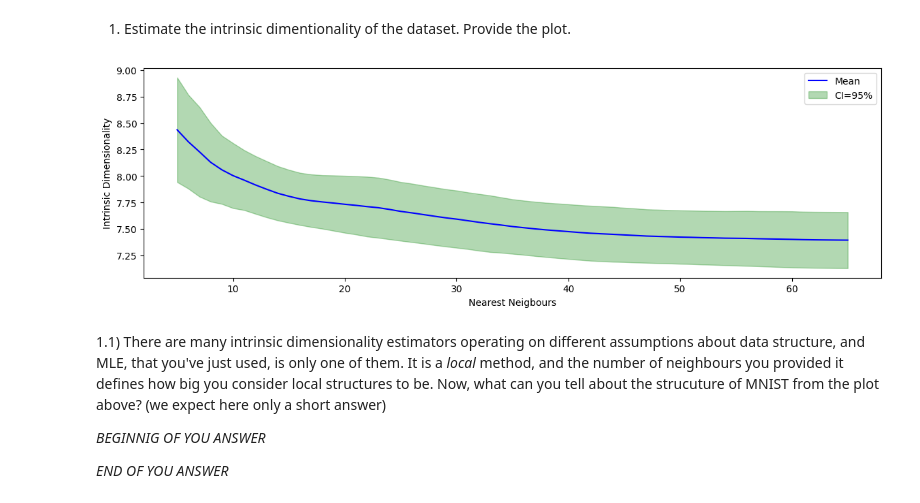
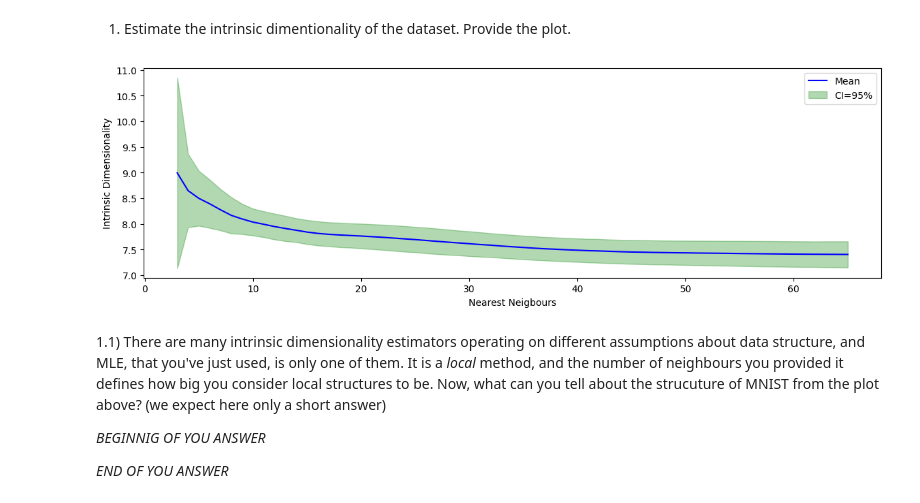
Before and after one commit to br0fire/Skoltech_ML, a Jupyter notebook: HW_2/HW02.ipynb, the cells around one changed output. Drawn from its saved outputs; the diff is of its cells as text; code cells hidden in the pictures.

```diff
--- a/HW_2/HW02.ipynb
+++ b/HW_2/HW02.ipynb
@@ -244,36 +238,36 @@ def repeated(func, X, nb_iter=100, random_state=None, verbose=0, mode='bootstrap
             Xr = X[rng.randint(0, nb_examples, size=nb_examples)]
         elif mode == 'shuffle':
             ind = np.arange(nb_examples)
             rng.shuffle(ind)
             Xr = X[ind]
         elif mode == 'same':
             Xr = X
         else:
             raise ValueError('unknown mode : {}'.format(mode))
         results.append(func(Xr, **func_kw))
     return results
-k1 = 5
+k1 = 3
 k2 = 65
-intdim_k_repeated = repeated(intrinsic_dim_scale_interval, data, k1=k1, k2=k2)
+intdim_k_repeated = repeated(intrinsic_dim_scale_interval, data, k1=k1, k2=k2, verbose=1)
 intdim_k_repeated = np.array(intdim_k_repeated)
 x = np.arange(k1, k2+1)
 plt.figure(figsize=(14, 4))
 plt.plot(x, np.mean(intdim_k_repeated, axis=0), 'b', label='Mean')
 plt.fill_between(x,
                  np.mean(intdim_k_repeated, axis=0) -
                  2 * np.std(intdim_k_repeated, axis=0),
                  np.mean(intdim_k_repeated, axis=0) +
                  2 * np.std(intdim_k_repeated, axis=0),
                  alpha=0.3,
                  label='CI=95%',
                  color='g')
 plt.xlabel("Nearest Neigbours")
 plt.ylabel("Intrinsic Dimensionality")
 plt.legend()
 plt.show()
 ### END SOLUTION (do not delete this comment!)
 # %% [output]
-[figure, old version]
+[figure, new version]
 # %% [markdown]
 1.1) There are many intrinsic dimensionality estimators operating on different assumptions about data structure, and MLE, that you've just used, is only one of them. It is a *local* method, and the number of neighbours you provided it defines how big you consider local structures to be.
 Now, what can you tell about the strucuture of MNIST from the plot above? (we expect here only a short answer)
```
Also changed, not shown: parts of 35 cells of this notebook.
